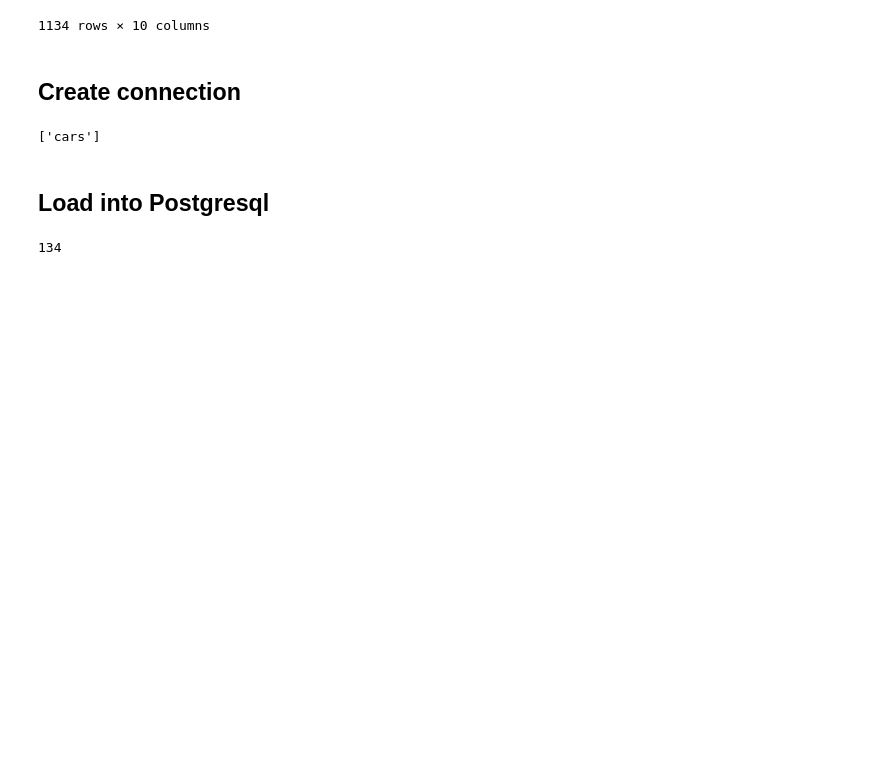
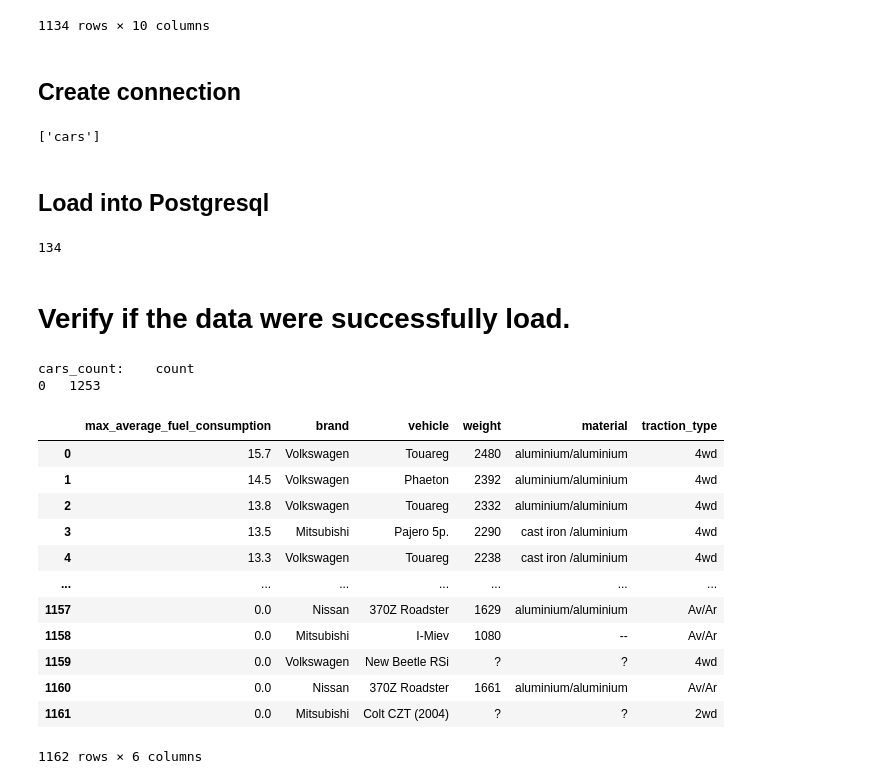
Before and after one commit to mflynn23/project2-etl-group1, a Jupyter notebook: cars_data.ipynb, the cells around one changed output. Saved outputs shown, nothing was run; the diff lists cells and outputs as text; code cells hidden in the pictures; blank space fills up the shorter version.

```diff
--- a/cars_data.ipynb
+++ b/cars_data.ipynb
@@ -95,3 +95,5 @@ engine.table_names()
 cleaned_cars_df.to_sql(name='car', con=engine, if_exists='append', index=False)
 # %% [output]
 134
+# %% [markdown]
+# Verify if the data were successfully load.
@@ -97,0 +102,36 @@ cleaned_cars_df.to_sql(name='car', con=engine, if_exists='append', index=False)
+# %%
+cars_count = pd.read_sql_query('select count (*) from cars', con=engine)
+print (f"cars_count: {cars_count}")
+# %% [output]
+cars_count:    count
+0   1253
+# %%
+query   =  'select max(average_fuel_consumption) as max_average_fuel_consumption \
+                  , brand \
+                  , vehicle \
+                  , weight \
+                  , material \
+                  , traction_type \
+              from cars \
+              group by brand \
+                 , vehicle \
+                 , weight \
+                 , material \
+                 , traction_type \
+          order by max(average_fuel_consumption)  desc'
+
+pd.read_sql_query(query, con=engine)
+# %% [output]
+|  | max_average_fuel_consumption | brand | vehicle | weight | material | traction_type |
+| 0 | 15.7 | Volkswagen | Touareg | 2480 | aluminium/aluminium | 4wd |
+| 1 | 14.5 | Volkswagen | Phaeton | 2392 | aluminium/aluminium | 4wd |
+| 2 | 13.8 | Volkswagen | Touareg | 2332 | aluminium/aluminium | 4wd |
+| 3 | 13.5 | Mitsubishi | Pajero 5p. | 2290 | cast iron /aluminium | 4wd |
+| 4 | 13.3 | Volkswagen | Touareg | 2238 | cast iron /aluminium | 4wd |
+| ... | ... | ... | ... | ... | ... | ... |
+| 1157 | 0.0 | Nissan | 370Z Roadster | 1629 | aluminium/aluminium | Av/Ar |
+| 1158 | 0.0 | Mitsubishi | I-Miev | 1080 | -- | Av/Ar |
+| 1159 | 0.0 | Volkswagen | New Beetle RSi | ? | ? | 4wd |
+| 1160 | 0.0 | Nissan | 370Z Roadster | 1661 | aluminium/aluminium | Av/Ar |
+| 1161 | 0.0 | Mitsubishi | Colt CZT (2004) | ? | ? | 2wd |
+1162 rows × 6 columns
```
Also changed, not shown: parts of 3 cells of this notebook.
